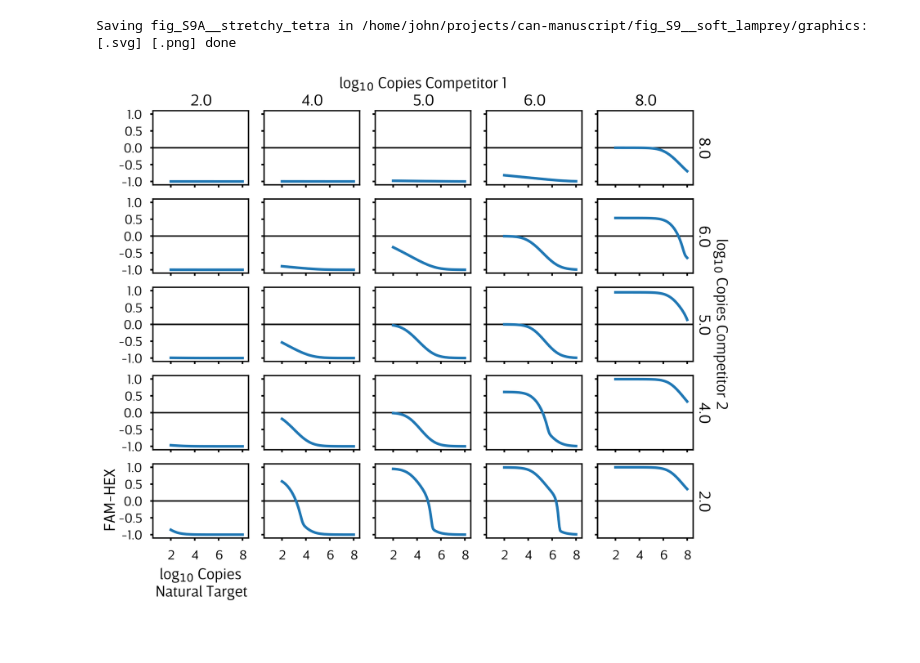
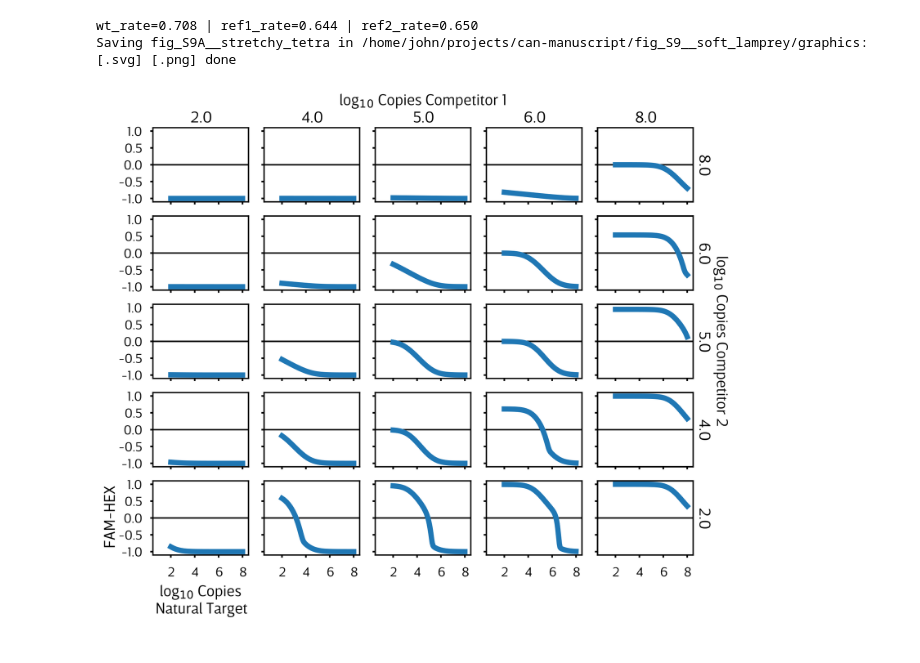
Before and after one commit to JohnGoertz/can-manuscript, a Jupyter notebook: fig_S9__soft_lamprey/code/fig_S9__soft_lamprey__ODE_Model_tripartite.ipynb, the cells around one changed output. Drawn from its saved outputs; the diff is of its cells as text; code cells hidden in the pictures.

```diff
--- a/fig_S9__soft_lamprey/code/fig_S9__soft_lamprey__ODE_Model_tripartite.ipynb
+++ b/fig_S9__soft_lamprey/code/fig_S9__soft_lamprey__ODE_Model_tripartite.ipynb
@@ -27,7 +27,7 @@ plt.style.use(str(can.style.breve))
 from utils import savefig
 
 plt.rcParams["axes.linewidth"] = 0.5
-plt.rcParams["lines.linewidth"] = 1
+plt.rcParams["lines.linewidth"] = 2
 # %%
 width = 3.45
 height = 2.75 + 0.2
@@ -127,7 +127,6 @@ def get_lg10_Q_fun(data):
 
 import jax.numpy as jnp
 # %%
-
 target = np.array([[-1, +1, 0, 0]])
 competitor = np.array([[0, -1, +1, 0], [0, 0, -1, +1]])
 
@@ -144,6 +143,7 @@ rxn_t = can.models.CAN(
 
 rxn_t.n_cycles = 49
 rxn_t.compile()
+
 
 def sym_tripartite(
     ref1_rate,
@@ -176,44 +176,55 @@ def sym_tripartite(
     grids = jnp.meshgrid(*arrays)
     pts = jnp.vstack([grid.ravel() for grid in grids]).T
 
     rxn_t.sweep_setup = arrays, grids, pts, rxn_t.INT_idxs
     sol = rxn_t.solution_sweep()
     return wt_lgQ, sol
 
+
 # wt_data = ps[ps.Target == "S036.5"]
 # ref1_data = ps[ps.Target == "S057.3.2"]
 # ref2_data = ps[ps.Target == "S057.4.2"]
 wt_data = ps[ps.Target == "S036.0"]
 ref1_data = ps[ps.Target == "S057.0.1"]
 ref2_data = ps[ps.Target == "S057.1.2"]
+
+ref1_rate=ref1_data["r"].mean()
+ref2_rate=ref2_data["r"].mean()
+wt_rate=wt_data["r"].mean()
+
+
+print(f"{wt_rate=:.3f} | {ref1_rate=:.3f} | {ref2_rate=:.3f}")
 
 fig, axs = plt.subplots(5, 5, figsize=(15, 15), sharex=True, sharey=True)
 axes_dict = {
     (row, col): axs[i, j]
     for i, row in enumerate([2, 4, 5, 6, 8][::-1])
     for j, col in enumerate([2, 4, 5, 6, 8])
 }
 
 for (ref2_lgQ, ref1_lgQ), ax in axes_dict.items():
-        wt_lgQ, sol = sym_tripartite(
-            ref1_rate=ref1_data["r"].mean(),
-            ref1_lgQ=ref1_lgQ,
-            ref2_rate=ref2_data["r"].mean(),
-            ref2_lgQ=ref2_lgQ,
-            wt_rate=wt_data["r"].mean(),
-        )
-        ax.plot(wt_lgQ, sol)
+    wt_lgQ, sol = sym_tripartite(
+        ref1_rate=ref1_rate,
+        ref1_lgQ=ref1_lgQ,
+        ref2_rate=ref2_rate,
+        ref2_lgQ=ref2_lgQ,
+        wt_rate=wt_rate,
+    )
+    ax.plot(wt_lgQ, sol)
 
-        ax.axhline(0, color="k", linestyle="-", linewidth=0.5, zorder=-1)
+    ax.axhline(0, color="k", linestyle="-", linewidth=0.5, zorder=-1)
 
 format_sns_axes(fig, axs, axes_dict, xticks=[2, 4, 6, 8], xlim=[0.5, 8.5])
-axs[-1, 0].set_xlabel(r"log$_{10}$ Copies"+"\nNatural Target", fontsize=labelsize, labelpad=2)
+axs[-1, 0].set_xlabel(
+    r"log$_{10}$ Copies" + "\nNatural Target", fontsize=labelsize, labelpad=2
+)
 axs[-1, 0].set_ylabel("FAM-HEX", fontsize=labelsize)
 
 savefig(plt.gcf(), alias="stretchy_tetra")
 # %% [output]
+wt_rate=0.708 | ref1_rate=0.644 | ref2_rate=0.650
 Saving fig_S9A__stretchy_tetra in /home/john/projects/can-manuscript/fig_S9__soft_lamprey/graphics: [.svg] [.png] done
-[figure, old version]
+[figure, new version]
 # %%
 
 wt_data = ps[ps.Target == "S036.5"]
```
Also changed, not shown: parts of 1 cell of this notebook, 28 other files.
